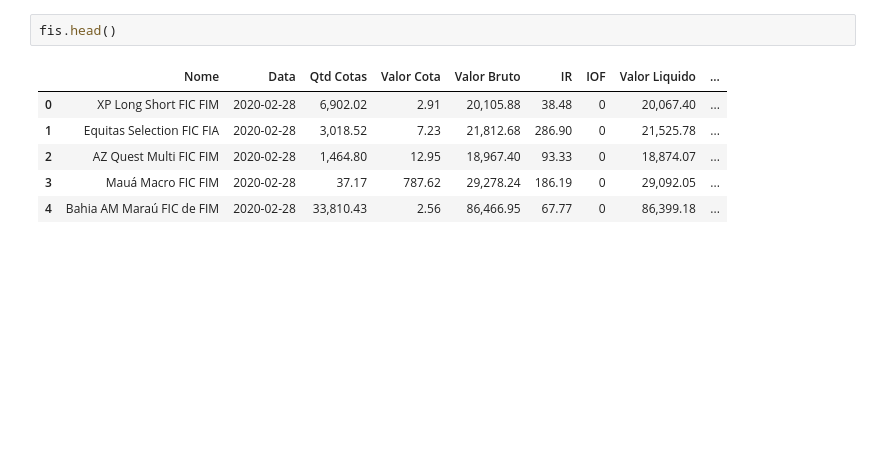
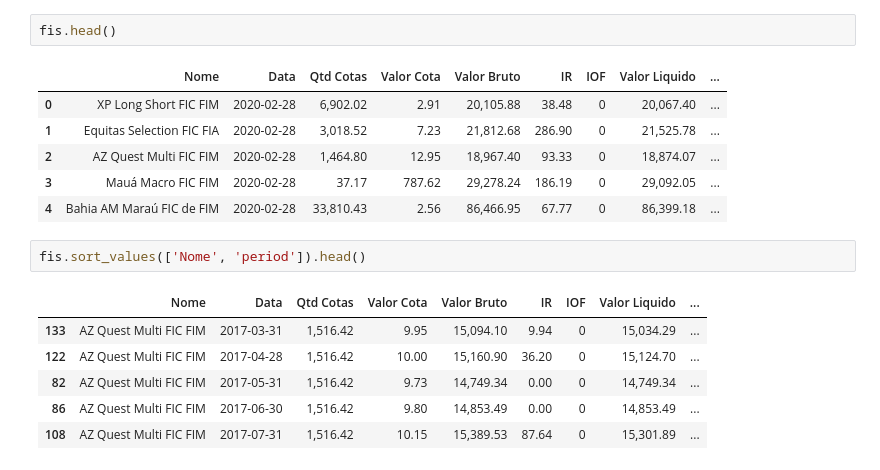
Before and after one commit to gabrielmlg/finance-app, a Jupyter notebook: notebooks/sandbox.ipynb, the cells around one changed output. Saved outputs shown, nothing was run; the diff lists cells and outputs as text; blank space fills up the shorter version.

```diff
--- a/notebooks/sandbox.ipynb
+++ b/notebooks/sandbox.ipynb
@@ -264,6 +287,15 @@ fis.head()
 | 2 | AZ Quest Multi FIC FIM | 2020-02-28 | 1,464.80 | 12.95 | 18,967.40 | 93.33 | 0 | 18,874.07 | ... |
 | 3 | Mauá Macro FIC FIM | 2020-02-28 | 37.17 | 787.62 | 29,278.24 | 186.19 | 0 | 29,092.05 | ... |
 | 4 | Bahia AM Maraú FIC de FIM | 2020-02-28 | 33,810.43 | 2.56 | 86,466.95 | 67.77 | 0 | 86,399.18 | ... |
+# %%
+fis.sort_values(['Nome', 'period']).head()
+# %% [output]
+|  | Nome | Data | Qtd Cotas | Valor Cota | Valor Bruto | IR | IOF | Valor Liquido | ... |
+| 133 | AZ Quest Multi FIC FIM | 2017-03-31 | 1,516.42 | 9.95 | 15,094.10 | 9.94 | 0 | 15,034.29 | ... |
+| 122 | AZ Quest Multi FIC FIM | 2017-04-28 | 1,516.42 | 10.00 | 15,160.90 | 36.20 | 0 | 15,124.70 | ... |
+| 82 | AZ Quest Multi FIC FIM | 2017-05-31 | 1,516.42 | 9.73 | 14,749.34 | 0.00 | 0 | 14,749.34 | ... |
+| 86 | AZ Quest Multi FIC FIM | 2017-06-30 | 1,516.42 | 9.80 | 14,853.49 | 0.00 | 0 | 14,853.49 | ... |
+| 108 | AZ Quest Multi FIC FIM | 2017-07-31 | 1,516.42 | 10.15 | 15,389.53 | 87.64 | 0 | 15,301.89 | ... |
 # %%
 fis[fis['Aplicacao Pendente'] > 0]
 # %% [output]
```
Also changed, not shown: parts of 13 cells of this notebook.
